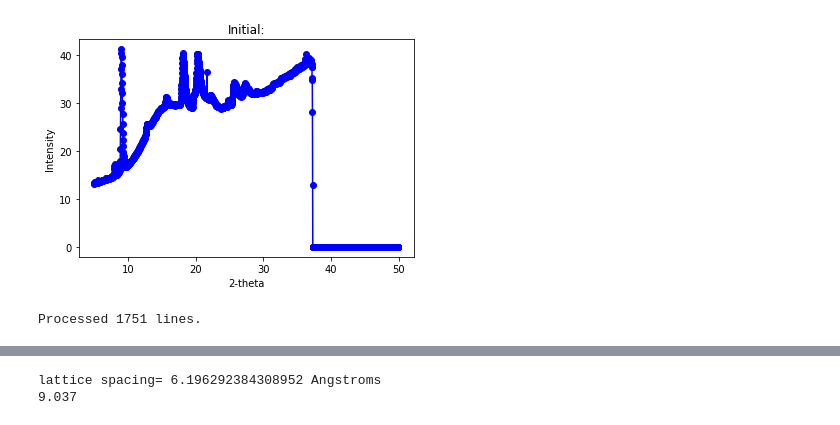
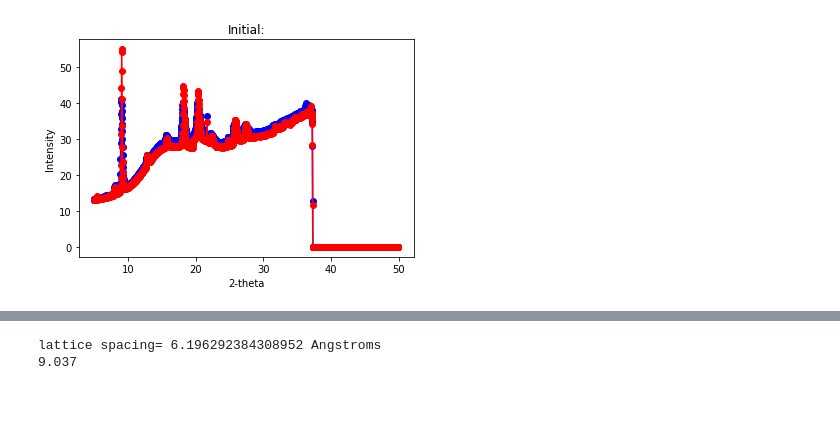
Before and after one commit to Wellesley-Solar/XRD_Tools, a Jupyter notebook: Python Programs/XRD Analysis/plot raw data & find peaks 4 28 20-checkpoint.ipynb, the cells around one changed output, grey strips where cells are left out. Drawn from its saved outputs; the diff is of its cells as text; code cells hidden in the pictures.

```diff
--- a/Python Programs/XRD Analysis/plot raw data & find peaks 4 28 20-checkpoint.ipynb
+++ b/Python Programs/XRD Analysis/plot raw data & find peaks 4 28 20-checkpoint.ipynb
@@ -8,36 +8,36 @@ import math
 import scipy
 # import scipy.signal
 # %%
-'''Open the csv file and plot the first and last frames of the data (columns 1 and 30). The columnnumbers will need to be adjusted
-if the data file of interest is not 30 frames.'''
-with open('B1_MAPbI2Br_Dark60min.csv') as csv_file:
+'''Open the csv file and plot the first and last frames of the data. Index -1 plots last frame in a data set'''
+
+with open('/Volumes/GoogleDrive/Shared drives/Wellesley Solar/Current Projects/SSRL January 2020/XRay_CSV files/B1_MAPbI2Br_Dark60min.csv') as csv_file:
     csv_reader = csv.reader(csv_file, delimiter=',')
     line_count = 0
     x=[]
     y=[]
     z=[]
     for row in csv_reader:
         if line_count == 0:
 #             print(f'Column names are {", ".join(row)}')
             line_count += 1
         else:
             x.append(float(row[0]))
             y.append(float(row[1]))
-            z.append(float(row[23]))
+            z.append(float(row[-1]))
             line_count += 1
 plt.plot(x,y, marker='o', color='blue')
+plt.plot(x,z, marker='o', color='red')
 plt.title('Initial:')
 plt.xlabel('2-theta')
 plt.ylabel('Intensity')
 plt.show()
-print(f'Processed {line_count} lines.')
+#print(f'Processed {line_count} lines.')
 #add rolling ball background subtraction
 #import cv2
 #from cv2_rolling_ball import subtract_background_rolling_ball
 #img = cv2.imread(f'path to img', 0)
 #img, background = subtract_background_rolling_ball(img, 23, light_background=True,use_paraboloid=False, do_presmooth=True)
-from scipy.signal import medfilt
-print(medfilt([x,y], 25))
+#from scipy.signal import medfilt
+#print(medfilt([x,y], 25))
 # %% [output]
-[figure, old version]
+[figure, new version]
-Processed 1751 lines.
```
Also changed, not shown: parts of 2 cells of this notebook.
